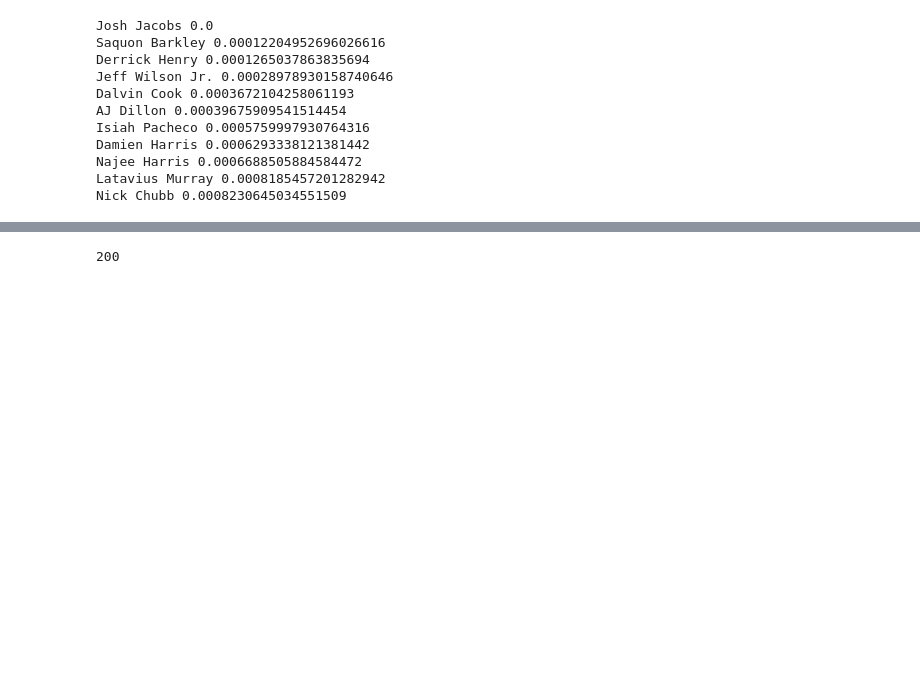
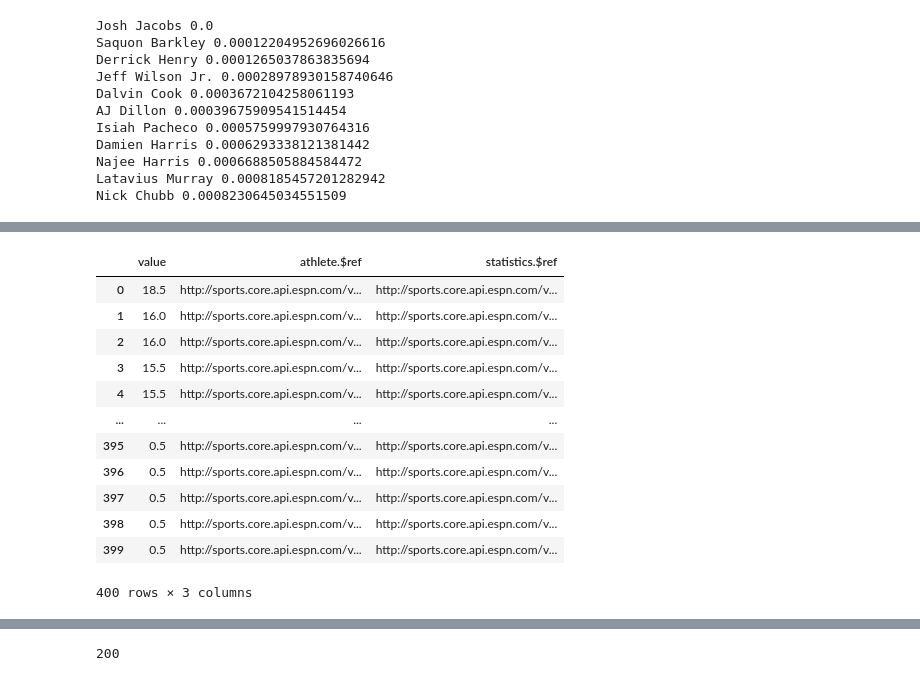
Before and after one commit to ColeDM-2020/INST414-Project, a Jupyter notebook: NFL_API_DATABASE.ipynb, the cells around one changed output, grey strips where cells are left out. Drawn from its saved outputs; the diff is of its cells as text; code cells hidden in the pictures; blank space fills up the shorter version.

```diff
--- a/NFL_API_DATABASE.ipynb
+++ b/NFL_API_DATABASE.ipynb
@@ -926,0 +1104,19 @@ Nick Chubb 0.0008230645034551509
+# %%
+sc2 = (resp2_obj['categories'][4]['leaders'])
+sc3 = pd.json_normalize(sc2)
+sc4 = sc3[['value', 'athlete.$ref', 'statistics.$ref']].dropna()
+sc4
+# %% [output]
+|  | value | athlete.$ref | statistics.$ref |
+| 0 | 18.5 | http://sports.core.api.espn.com/v... | http://sports.core.api.espn.com/v... |
+| 1 | 16.0 | http://sports.core.api.espn.com/v... | http://sports.core.api.espn.com/v... |
+| 2 | 16.0 | http://sports.core.api.espn.com/v... | http://sports.core.api.espn.com/v... |
+| 3 | 15.5 | http://sports.core.api.espn.com/v... | http://sports.core.api.espn.com/v... |
+| 4 | 15.5 | http://sports.core.api.espn.com/v... | http://sports.core.api.espn.com/v... |
+| ... | ... | ... | ... |
+| 395 | 0.5 | http://sports.core.api.espn.com/v... | http://sports.core.api.espn.com/v... |
+| 396 | 0.5 | http://sports.core.api.espn.com/v... | http://sports.core.api.espn.com/v... |
+| 397 | 0.5 | http://sports.core.api.espn.com/v... | http://sports.core.api.espn.com/v... |
+| 398 | 0.5 | http://sports.core.api.espn.com/v... | http://sports.core.api.espn.com/v... |
+| 399 | 0.5 | http://sports.core.api.espn.com/v... | http://sports.core.api.espn.com/v... |
+400 rows × 3 columns
```
Also changed, not shown: parts of 19 cells of this notebook, 2 other files.
